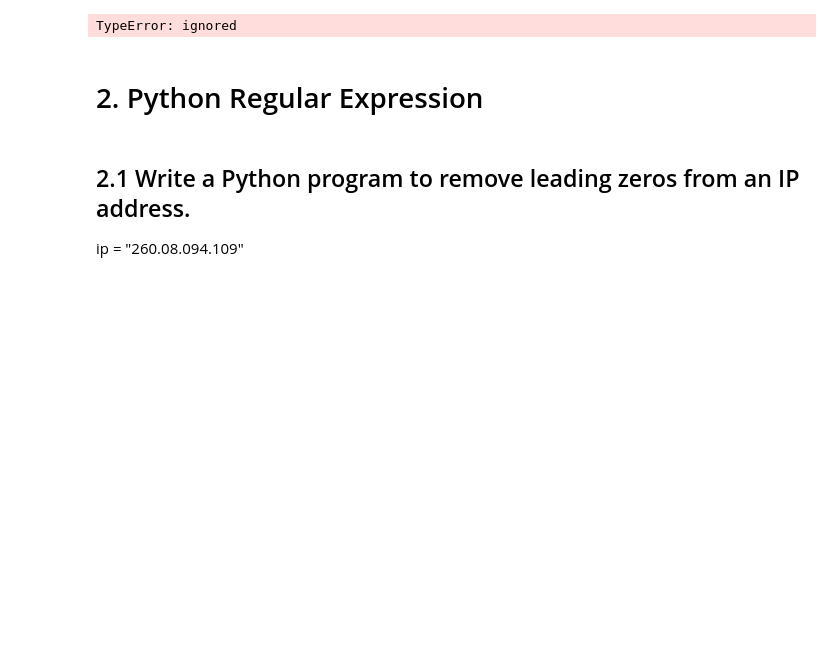
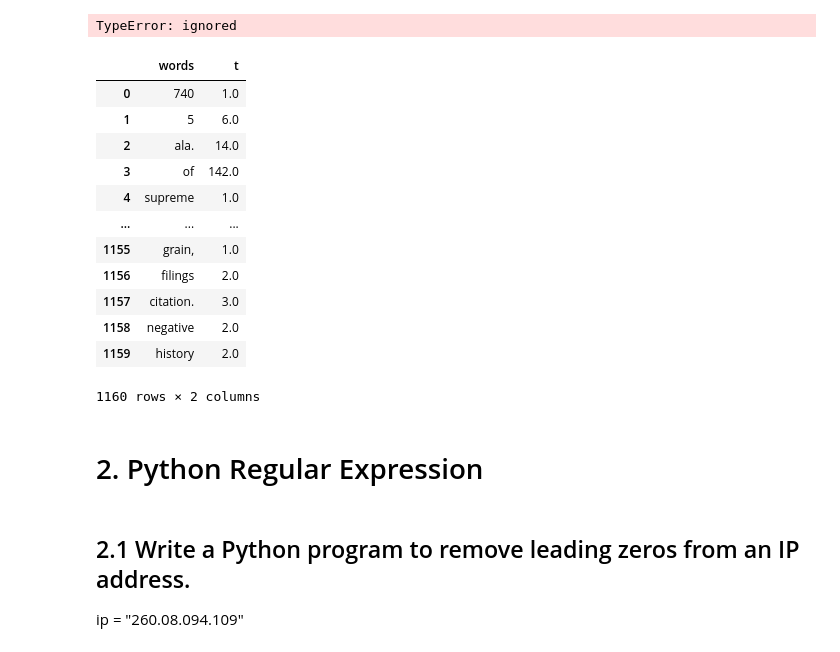
Before and after one commit to AkshathaKamath97/Akshathakamath, a Jupyter notebook: Copy_of_In_class_exercise_04.ipynb, the cells around one changed output. Drawn from its saved outputs; the diff is of its cells as text; code cells hidden in the pictures; blank space fills up the shorter version.

```diff
--- a/Copy_of_In_class_exercise_04.ipynb
+++ b/Copy_of_In_class_exercise_04.ipynb
@@ -297,0 +352,4 @@ html
+# %%
+import pandas as pd
+df = pd.read_csv("file.csv",sep='\t')
+df
@@ -297,0 +370,3 @@ html
+# %%
+for x in range(10):
+  print(TextBlob(df['output'][x]).ngrams(1))
@@ -297,0 +384,3 @@ html
+# %%
+for x in range(10):
+  print(TextBlob(df['output'][x]).ngrams(2))
@@ -297,0 +398,3 @@ html
+# %%
+for x in range(10):
+  print(TextBlob(df['output'][x]).ngrams(3))
@@ -303,6 +417,24 @@ print("10 2 grams from top", TextBlob(df['0'][1]).ngrams(2),TextBlob(df['0'][2])
 print("10 3 grams from top", TextBlob(df['0'][1]).ngrams(3),TextBlob(df['0'][2]).ngrams(3),TextBlob(df['0'][3]).ngrams(3),TextBlob(df['0'][4]).ngrams(3),TextBlob(df['0'][9]).ngrams(3))
 # %% [output]
 TypeError: ignored
+# %%
+t = (df['output']).apply(lambda x: pd.value_counts(x.split(" "))).sum(axis = 0).reset_index()
+t.columns = ['words','t']
+t
+# %% [output]
+|  | words | t |
+| 0 | 740 | 1.0 |
+| 1 | 5 | 6.0 |
+| 2 | ala. | 14.0 |
+| 3 | of | 142.0 |
+| 4 | supreme | 1.0 |
+| ... | ... | ... |
+| 1155 | grain, | 1.0 |
+| 1156 | filings | 2.0 |
+| 1157 | citation. | 3.0 |
+| 1158 | negative | 2.0 |
+| 1159 | history | 2.0 |
+1160 rows × 2 columns
 # %% [markdown]
 # 2. Python Regular Expression
 # %% [markdown]
```
Also changed, not shown: parts of 26 cells of this notebook.
